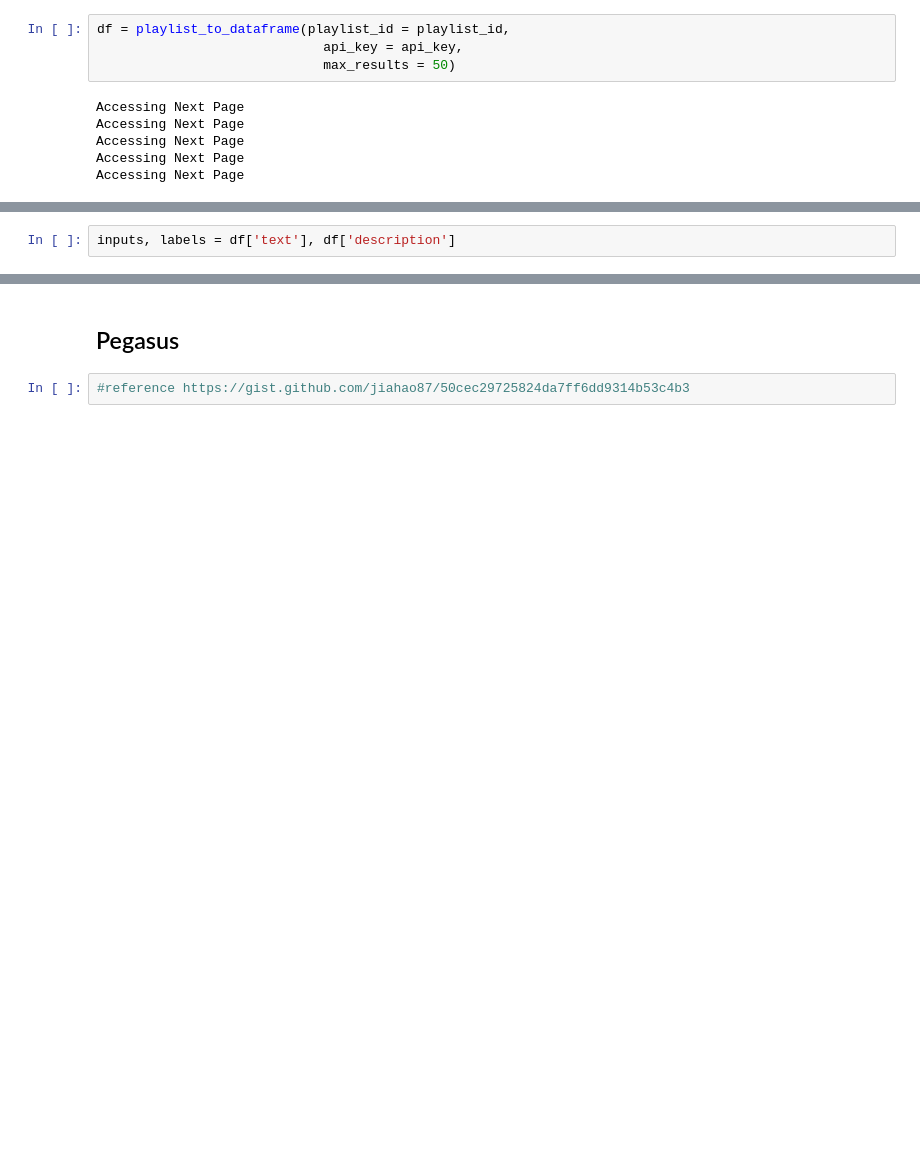
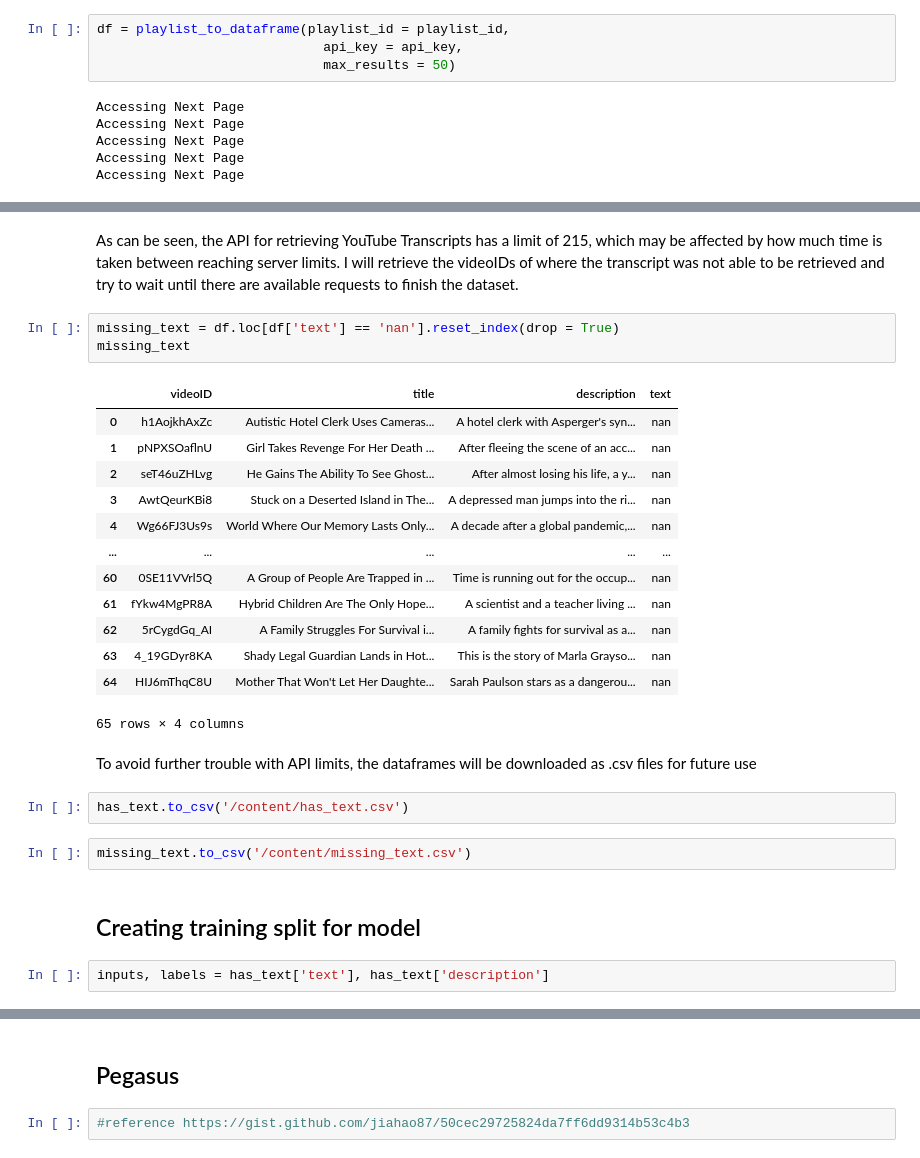
Before and after one commit to girishsenthil/NLP, a Jupyter notebook: PegasusForYouTubeVideoSummarization.ipynb, the cells around one changed output, grey strips where cells are left out. Drawn from its saved outputs; the diff is of its cells as text; blank space fills up the shorter version.

```diff
--- a/PegasusForYouTubeVideoSummarization.ipynb
+++ b/PegasusForYouTubeVideoSummarization.ipynb
@@ -224,2 +247,29 @@ df
+# %% [markdown]
+As can be seen, the API for retrieving YouTube Transcripts has a limit of 215, which may be affected by how much time is taken between reaching server limits. I will retrieve the videoIDs of where the transcript was not able to be retrieved and try to wait until there are available requests to finish the dataset.
+# %%
+missing_text = df.loc[df['text'] == 'nan'].reset_index(drop = True)
+missing_text
+# %% [output]
+|  | videoID | title | description | text |
+| 0 | h1AojkhAxZc | Autistic Hotel Clerk Uses Cameras... | A hotel clerk with Asperger's syn... | nan |
+| 1 | pNPXSOaflnU | Girl Takes Revenge For Her Death ... | After fleeing the scene of an acc... | nan |
+| 2 | seT46uZHLvg | He Gains The Ability To See Ghost... | After almost losing his life, a y... | nan |
+| 3 | AwtQeurKBi8 | Stuck on a Deserted Island in The... | A depressed man jumps into the ri... | nan |
+| 4 | Wg66FJ3Us9s | World Where Our Memory Lasts Only... | A decade after a global pandemic,... | nan |
+| ... | ... | ... | ... | ... |
+| 60 | 0SE11VVrl5Q | A Group of People Are Trapped in ... | Time is running out for the occup... | nan |
+| 61 | fYkw4MgPR8A | Hybrid Children Are The Only Hope... | A scientist and a teacher living ... | nan |
+| 62 | 5rCygdGq_AI | A Family Struggles For Survival i... | A family fights for survival as a... | nan |
+| 63 | 4_19GDyr8KA | Shady Legal Guardian Lands in Hot... | This is the story of Marla Grayso... | nan |
+| 64 | HIJ6mThqC8U | Mother That Won't Let Her Daughte... | Sarah Paulson stars as a dangerou... | nan |
+65 rows × 4 columns
+# %% [markdown]
+To avoid further trouble with API limits, the dataframes will be downloaded as .csv files for future use
+# %%
+has_text.to_csv('/content/has_text.csv')
+# %%
+missing_text.to_csv('/content/missing_text.csv')
+# %% [markdown]
+## Creating training split for model
 # %%
-inputs, labels = df['text'], df['description']
+inputs, labels = has_text['text'], has_text['description']
```
Also changed, not shown: parts of 22 cells of this notebook.
